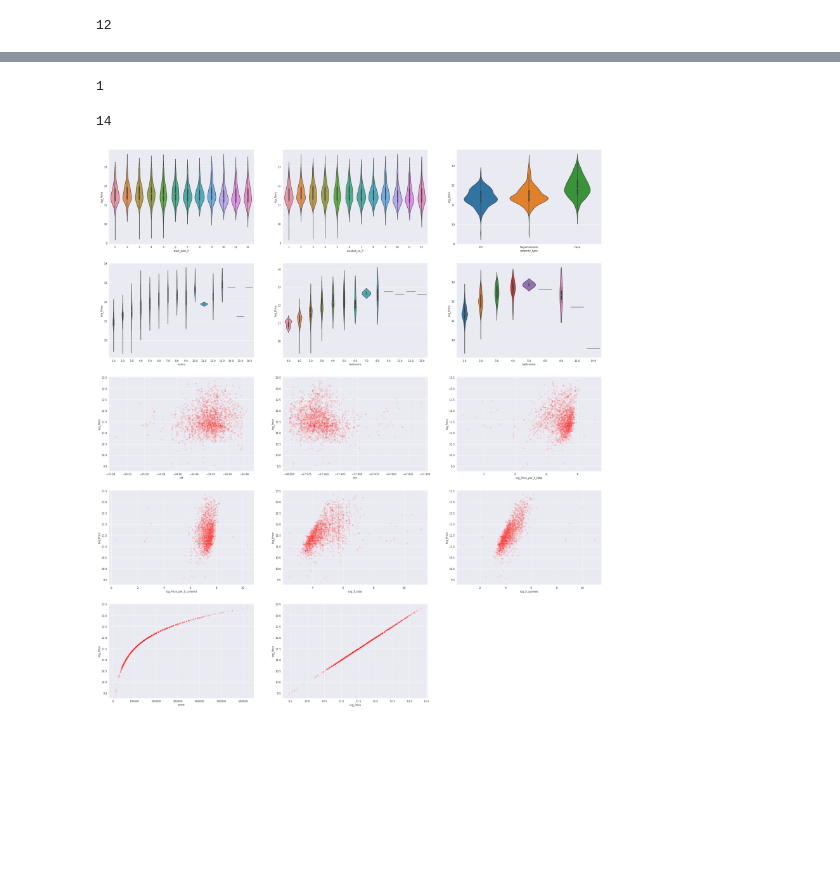
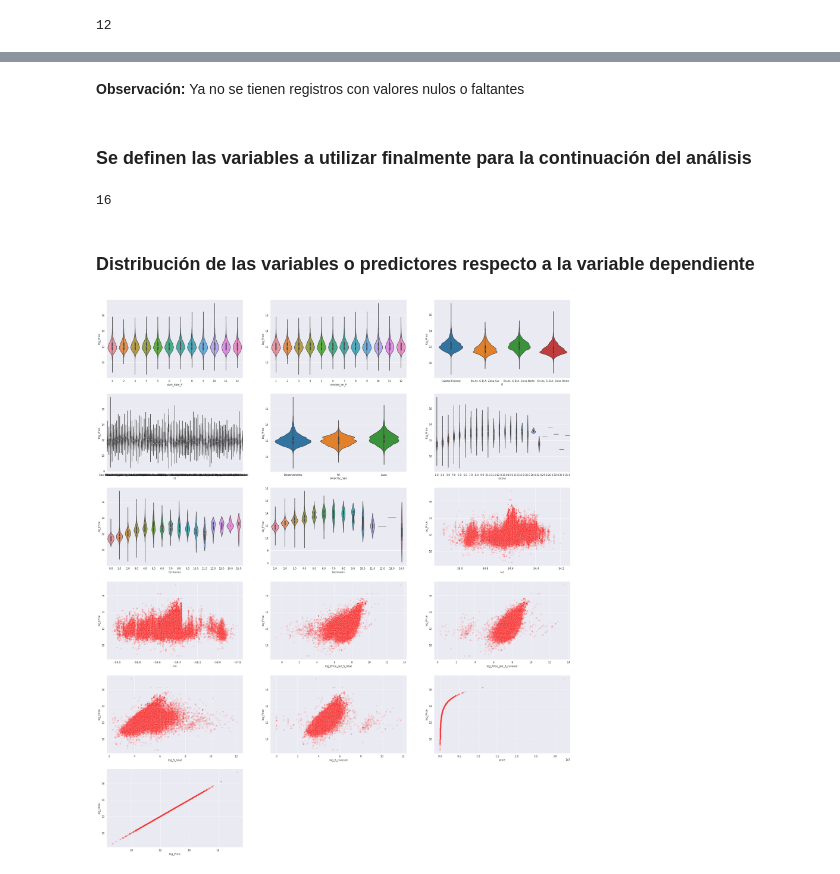
Before and after one commit to DLesmes/Dlesmes.github.io, a Jupyter notebook: PruebaTecnicaAntivirus_Rta.ipynb, the cells around one changed output, grey strips where cells are left out. Drawn from its saved outputs; the diff is of its cells as text; code cells hidden in the pictures; blank space fills up the shorter version.

```diff
--- a/PruebaTecnicaAntivirus_Rta.ipynb
+++ b/PruebaTecnicaAntivirus_Rta.ipynb
@@ -178,21 +200,16 @@ for i,var in enumerate(var_hist):
 # %%
 clean = np.where(
     (df["lat"] < -21) & # norte
-    (df["lat"] > -56) & # sur
-    (df["lon"] > -58) & # este
-    (df["lon"] < -26)  & # oeste
-    (df["price"] > 1)  &
+    (df["lat"] > -67) & # sur
+    (df["lon"] > -73) & # este
+    (df["lon"] < -53)  & # oeste
+    (df["price"] > 0)  &
     (df["surface_total"] > 0)  &
     (df["surface_covered"] > 0) &
     #(pd.to_numeric(df["end_date"]) < pd.to_numeric(pd.Timestamp.now())) &
     (df["bathrooms"] > 0) #&
     )
 df_cleaned = df.iloc[clean].copy()
-df_cleaned['log_Price'] = np.log(df_cleaned['price'])
-df_cleaned['log_Price_per_S_total'] = np.log(df_cleaned['price']/df_cleaned["surface_total"])
-df_cleaned['log_Price_per_S_covered'] = np.log(df_cleaned['price']/df_cleaned["surface_covered"])
-df_cleaned['log_S_total'] = np.log(df_cleaned["surface_total"])
-df_cleaned['log_S_covered'] = np.log(df_cleaned["surface_covered"])
 df_cleaned['start_date_P'] = pd.DatetimeIndex(df_cleaned["start_date"]).month #pd.to_datetime(df_cleaned["start_date"]).dt.to_period("M")
 #df_cleaned['end_date_P'] = pd.to_datetime(pd.Timestamp.date(pd.to_datetime(df_cleaned["end_date"]))).dt.to_period("M")
 df_cleaned['created_on_P'] = pd.DatetimeIndex(df_cleaned["start_date"]).month #pd.to_datetime(df_cleaned["created_on"]).dt.to_period("M")
@@ -308,20 +336,22 @@ array(['La Plata', 'Esteban Echeverría'], dtype=object)
-# %%
-len(df_cleaned[df_cleaned['l3']=='Esteban Echeverría'])
-# %% [output]
-1
+# %% [markdown]
+**Observación:** Ya no se tienen registros con valores nulos o faltantes
+# %% [markdown]
+### Se definen las variables a utilizar finalmente para la continuación del análisis
 # %%
-varstolook = ['start_date_P','created_on_P', 'property_type','rooms', 'bedrooms', 'bathrooms',
+covariables = ['start_date_P','created_on_P','l2', 'l3', 'property_type','rooms', 'bedrooms', 'bathrooms',
               'lat','lon','log_Price_per_S_total','log_Price_per_S_covered','log_S_total','log_S_covered','price','log_Price']
-len(varstolook)
+len(covariables)
 # %% [output]
-14
+16
+# %% [markdown]
+### Distribución de las variables o predictores respecto a la variable dependiente
 # %%
-plt.figure(figsize=(35,40))
-for i,var in enumerate(varstolook):
-    plt.subplot(5,3,i+1)
-    if var in ['start_date_P','created_on_P','bathrooms','rooms','bedrooms','property_type']:
+plt.figure(figsize=(33,40))
+for i,var in enumerate(covariables):
+    plt.subplot(6,3,i+1)
+    if var in ['start_date_P','created_on_P','l2', 'l3','bathrooms','rooms','bedrooms','property_type']:
         sns.violinplot(x=var, y='log_Price', data=df_cleaned)
     else:
         sns.scatterplot(x=var,y='log_Price',data=df_cleaned, alpha=0.10,color='r')
 # %% [output]
-[figure, old version]
+[figure, new version]
```
Also changed, not shown: parts of 65 cells of this notebook.
